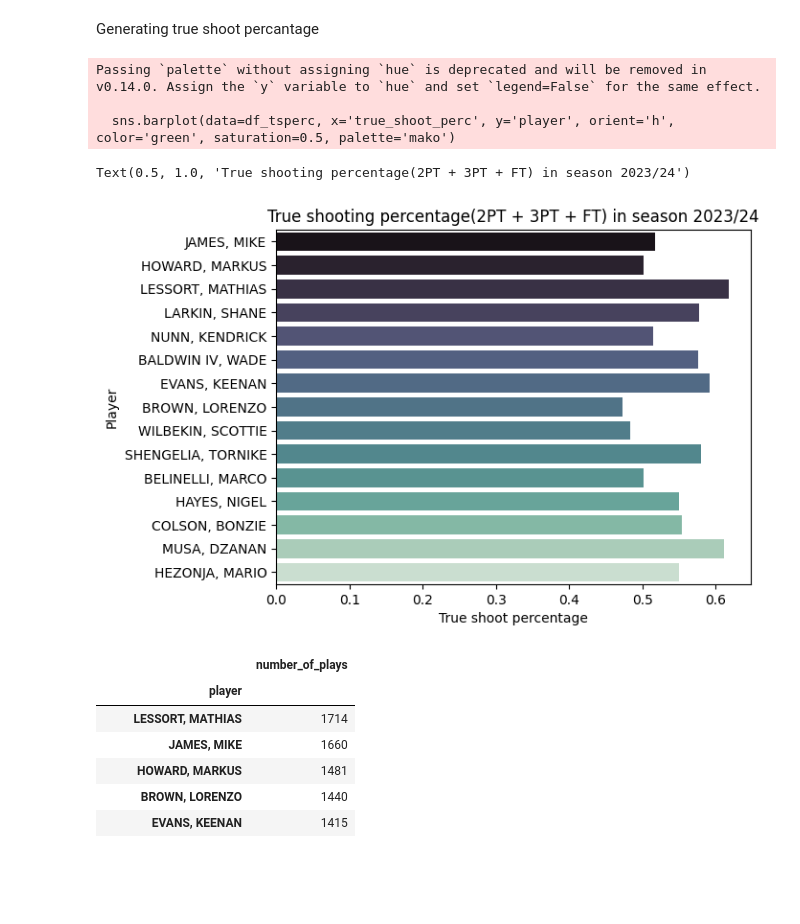
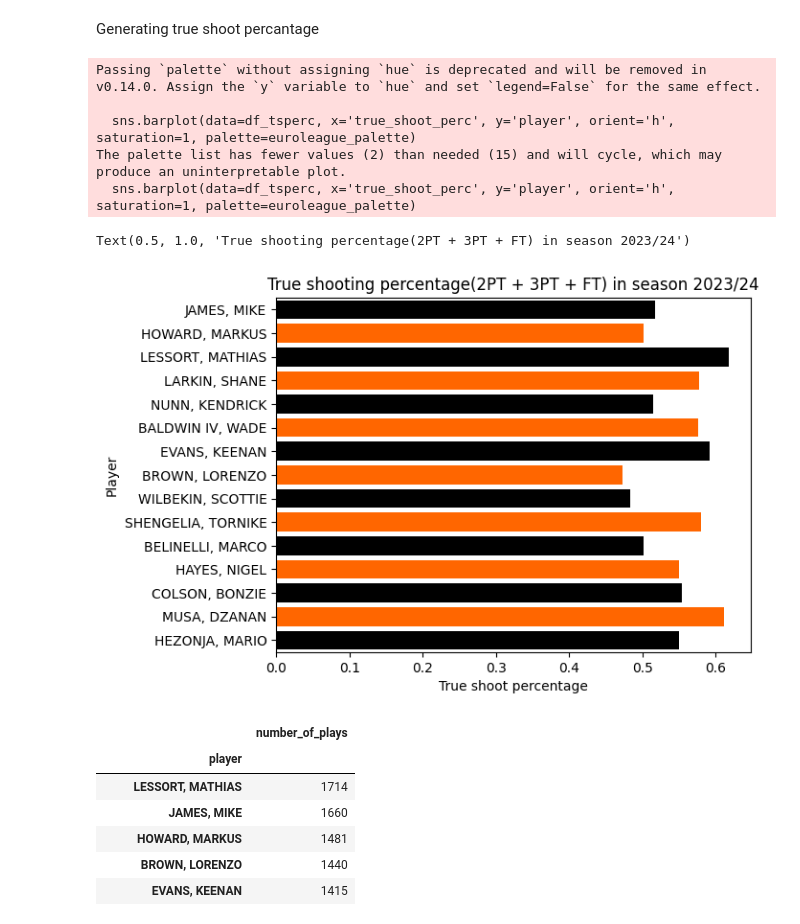
Before and after one commit to eevantheterrible3/Euroleague-Analysis-project, a Jupyter notebook: 2_Insights.ipynb, the cells around one changed output. Saved outputs shown, nothing was run; the diff lists cells and outputs as text; code cells hidden in the pictures; blank space fills up the shorter version.

Commit message:
color changes

```diff
--- a/2_Insights.ipynb
+++ b/2_Insights.ipynb
@@ -6,6 +6,8 @@ import seaborn as sns
 from datasets import load_dataset
 import re
 import numpy as np
+# %%
+euroleague_palette = sns.color_palette([(0, 0, 0, 0.6), (1.0, 0.4, 0, 0.6)])
 # %%
 df = pd.read_csv('EL_Dataset\euroleague_players.csv')
 # %%
@@ -15,22 +17,24 @@ Generating true shoot percantage
 # %%
 df['three_points_attempted'].isna().any() #checking if there is any not available field
 df['total_shoots_attempted'] = df['two_points_attempted'] + df['three_points_attempted'] + df['free_throws_attempted']
 df['total_shoots_made'] = df['two_points_made'] + df['three_points_made'] + df['free_throws_made']
 df['true_shoot_perc'] = df['total_shoots_made'] / df['total_shoots_attempted']
 
 
 #df.drop(columns=['total_shoots_attempted'], inplace=True)
 df_tsperc = df[(df['total_shoots_attempted'] >= 200) & (df['season_code'] == 'E2023')].sort_values(by='total_shoots_attempted', ascending=False).head(15)
-sns.barplot(data=df_tsperc, x='true_shoot_perc', y='player', orient='h', color='green', saturation=0.5, palette='mako')
+sns.barplot(data=df_tsperc, x='true_shoot_perc', y='player', orient='h', saturation=1, palette=euroleague_palette)
 plt.xlabel('True shoot percentage')
 plt.ylabel('Player')
 plt.title('True shooting percentage(2PT + 3PT + FT) in season 2023/24')
 # %% [output]
 Passing `palette` without assigning `hue` is deprecated and will be removed in v0.14.0. Assign the `y` variable to `hue` and set `legend=False` for the same effect.
 
-  sns.barplot(data=df_tsperc, x='true_shoot_perc', y='player', orient='h', color='green', saturation=0.5, palette='mako')
+  sns.barplot(data=df_tsperc, x='true_shoot_perc', y='player', orient='h', saturation=1, palette=euroleague_palette)
+The palette list has fewer values (2) than needed (15) and will cycle, which may produce an uninterpretable plot.
+  sns.barplot(data=df_tsperc, x='true_shoot_perc', y='player', orient='h', saturation=1, palette=euroleague_palette)
 Text(0.5, 1.0, 'True shooting percentage(2PT + 3PT + FT) in season 2023/24')
-[figure, old version]
+[figure, new version]
 # %%
 df_play_by_play_2023 = pd.read_csv('EL_Dataset\euroleague_play_by_play.csv')
 df_play_by_play_2023 = df_play_by_play_2023[df_play_by_play_2023['season_code'] == 'E2023']
```
Also changed, not shown: parts of 4 cells of this notebook.
